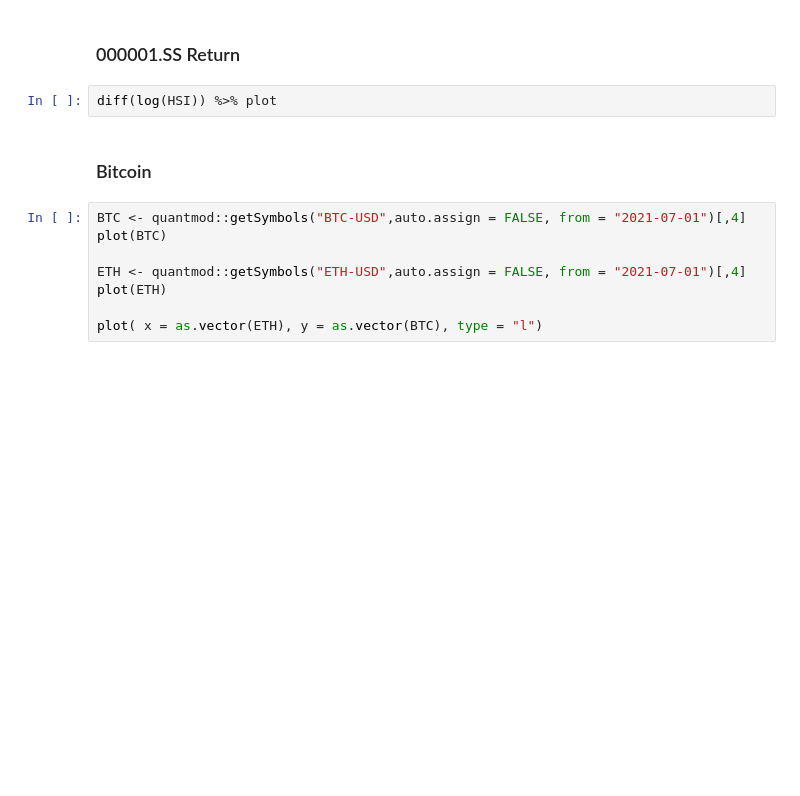
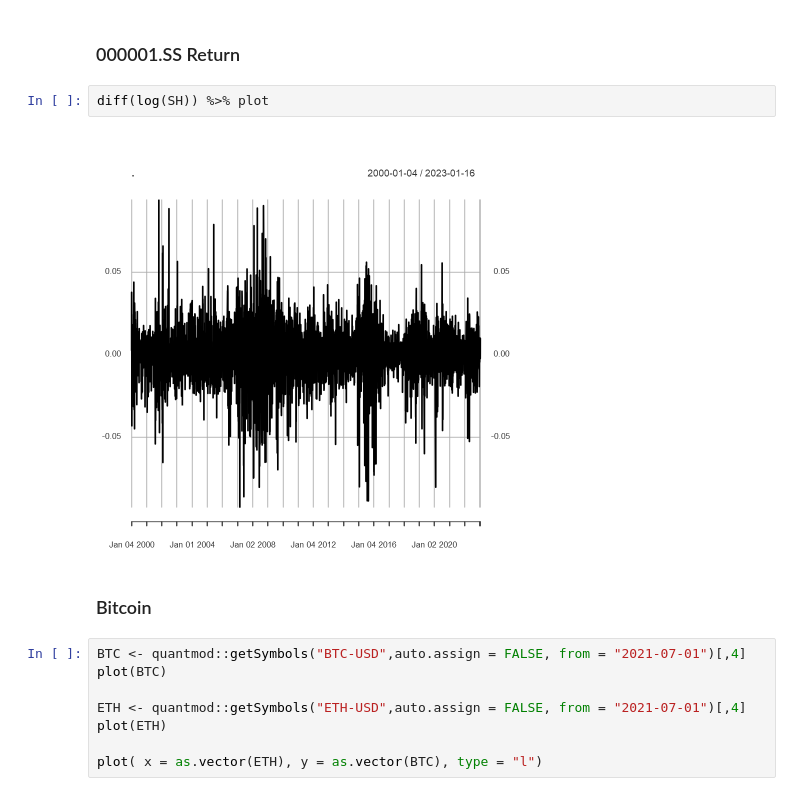
Before and after one commit to zhentaoshi/econ_data_science, a Jupyter notebook: slides_03_data_visualization.ipynb, the cells around one changed output. Cells and saved outputs as stored; diff of their text form; blank space fills up the shorter version.

Commit message:
update visualization

```diff
--- a/slides_03_data_visualization.ipynb
+++ b/slides_03_data_visualization.ipynb
@@ -70,7 +98,9 @@ plot(SH)
 # %% [markdown]
 ### 000001.SS Return
 # %%
-diff(log(HSI)) %>% plot
+diff(log(SH)) %>% plot
+# %% [output]
+[figure, added]
 # %% [markdown]
 ### Bitcoin
 # %%
```
Also changed, not shown: parts of 12 cells of this notebook, 1 other file.
